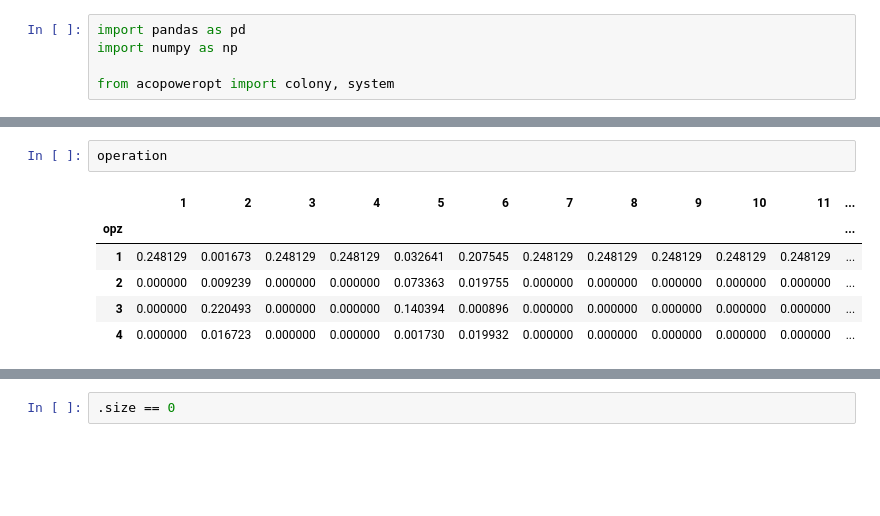
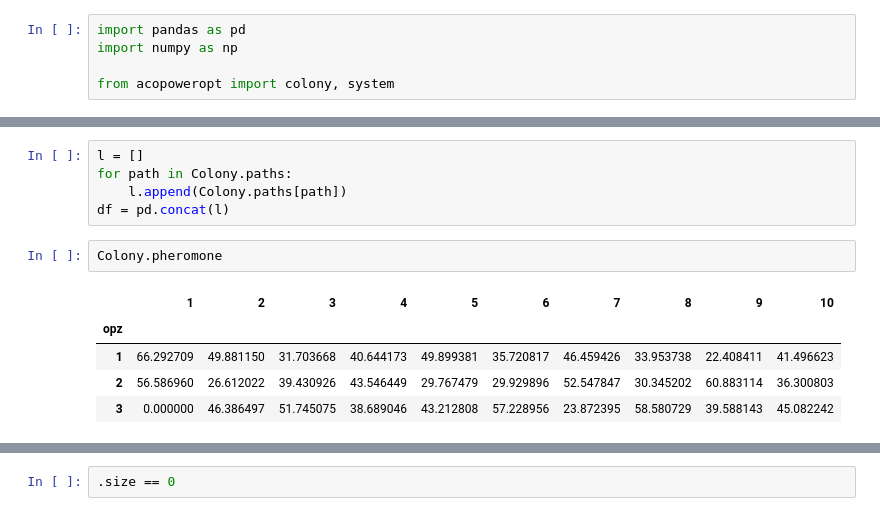
Before and after one commit to ettoreaquino/acopoweropt, a Jupyter notebook: notebooks/Notebook.ipynb, the cells around one changed output, grey strips where cells are left out. Drawn from its saved outputs; the diff is of its cells as text; blank space fills up the shorter version.

```diff
--- a/notebooks/Notebook.ipynb
+++ b/notebooks/Notebook.ipynb
@@ -101,9 +106,13 @@ Iteracao: 50 - MinValue: 32691.21076691592
-# %%
-operation
-# %% [output]
-|  | 1 | 2 | 3 | 4 | 5 | 6 | 7 | 8 | 9 | 10 | 11 | ... |
-| opz |  |  |  |  |  |  |  |  |  |  |  | ... |
-| 1 | 0.248129 | 0.001673 | 0.248129 | 0.248129 | 0.032641 | 0.207545 | 0.248129 | 0.248129 | 0.248129 | 0.248129 | 0.248129 | ... |
-| 2 | 0.000000 | 0.009239 | 0.000000 | 0.000000 | 0.073363 | 0.019755 | 0.000000 | 0.000000 | 0.000000 | 0.000000 | 0.000000 | ... |
-| 3 | 0.000000 | 0.220493 | 0.000000 | 0.000000 | 0.140394 | 0.000896 | 0.000000 | 0.000000 | 0.000000 | 0.000000 | 0.000000 | ... |
-| 4 | 0.000000 | 0.016723 | 0.000000 | 0.000000 | 0.001730 | 0.019932 | 0.000000 | 0.000000 | 0.000000 | 0.000000 | 0.000000 | ... |
+# %%
+l = []
+for path in Colony.paths:
+    l.append(Colony.paths[path])
+df = pd.concat(l)
+# %%
+Colony.pheromone
+# %% [output]
+|  | 1 | 2 | 3 | 4 | 5 | 6 | 7 | 8 | 9 | 10 |
+| opz |  |  |  |  |  |  |  |  |  |  |
+| 1 | 66.292709 | 49.881150 | 31.703668 | 40.644173 | 49.899381 | 35.720817 | 46.459426 | 33.953738 | 22.408411 | 41.496623 |
+| 2 | 56.586960 | 26.612022 | 39.430926 | 43.546449 | 29.767479 | 29.929896 | 52.547847 | 30.345202 | 60.883114 | 36.300803 |
+| 3 | 0.000000 | 46.386497 | 51.745075 | 38.689046 | 43.212808 | 57.228956 | 23.872395 | 58.580729 | 39.588143 | 45.082242 |
```
Also changed, not shown: parts of 6 cells of this notebook, 2 other files.
